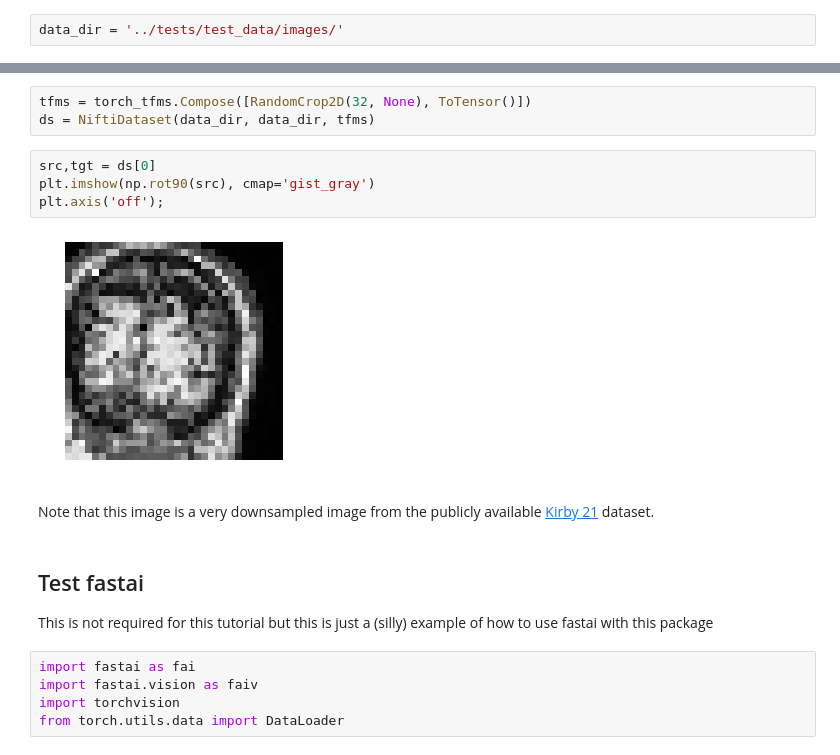
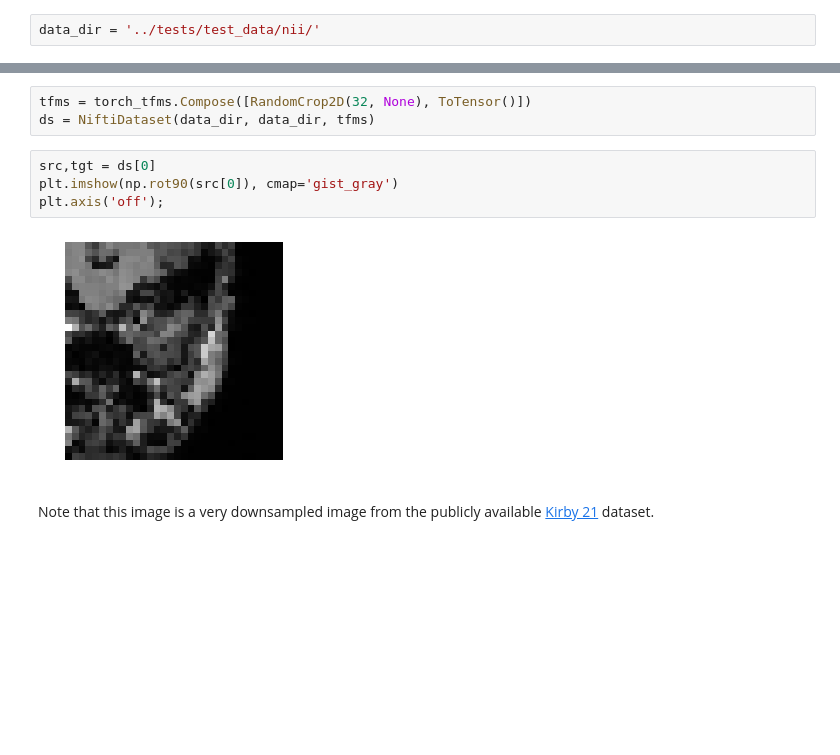
Before and after one commit to jcreinhold/niftidataset, a Jupyter notebook: tutorials/5min-tutorial.ipynb, the cells around one changed output, grey strips where cells are left out. Cells and saved outputs as stored; diff of their text form; blank space fills up the shorter version.

Commit message:
update tutorial

```diff
--- a/tutorials/5min-tutorial.ipynb
+++ b/tutorials/5min-tutorial.ipynb
@@ -40,7 +42,7 @@ Reload packages where content for package development
 # %% [markdown]
 ## Define test images
 # %%
-data_dir = '../tests/test_data/images/'
+data_dir = '../tests/test_data/nii/'
 # %% [markdown]
 ## Setup a niftidataset class
 # %%
@@ -50,18 +52,9 @@ tfms = torch_tfms.Compose([RandomCrop2D(32, None), ToTensor()])
 ds = NiftiDataset(data_dir, data_dir, tfms)
 # %%
 src,tgt = ds[0]
-plt.imshow(np.rot90(src), cmap='gist_gray')
+plt.imshow(np.rot90(src[0]), cmap='gist_gray')
 plt.axis('off');
 # %% [output]
-[figure, old version]
+[figure, new version]
 # %% [markdown]
 Note that this image is a very downsampled image from the publicly available [Kirby 21](https://www.nitrc.org/projects/multimodal) dataset.
-# %% [markdown]
-## Test fastai
-
-This is not required for this tutorial but this is just a (silly) example of how to use fastai with this package
-# %%
-import fastai as fai
-import fastai.vision as faiv
-import torchvision
-from torch.utils.data import DataLoader
```
Also changed, not shown: parts of 35 cells of this notebook.
